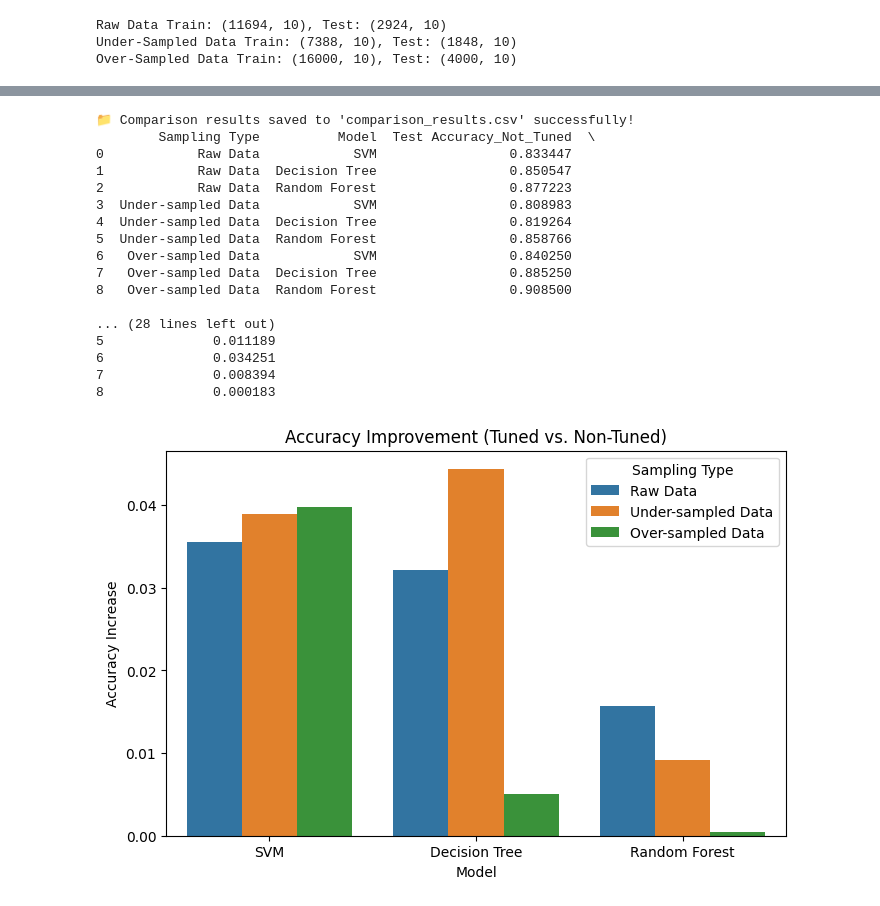
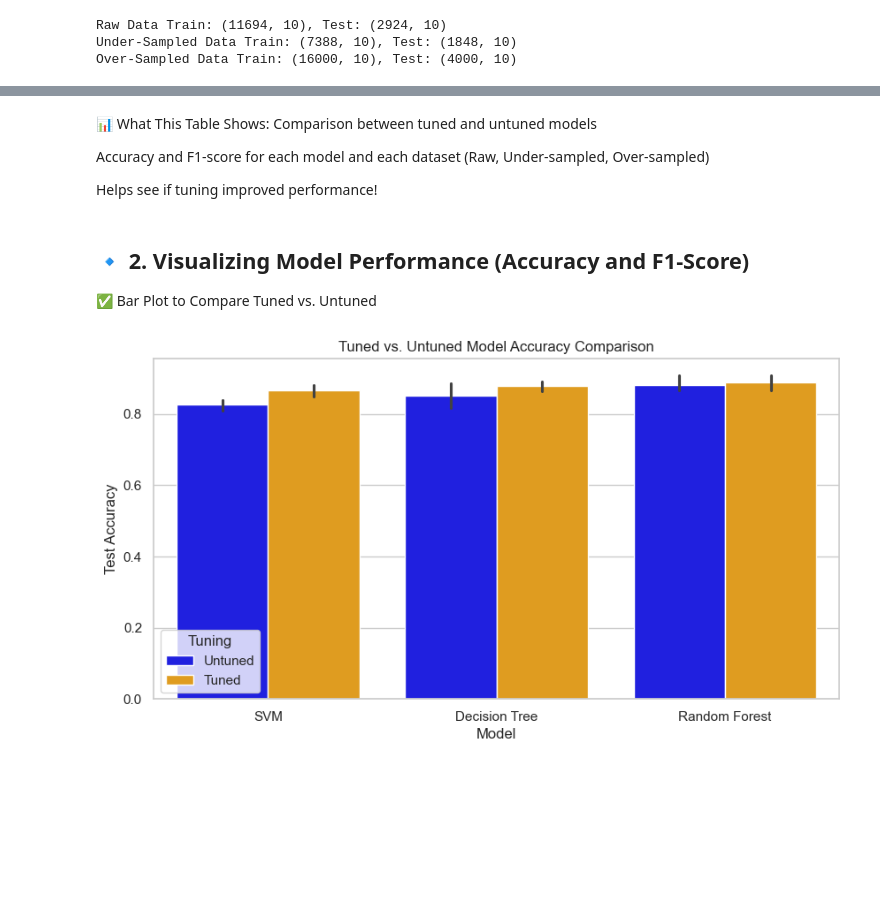
Before and after one commit to nangdypanhar/DataScienceProject, a Jupyter notebook: train_model/train_model.ipynb, the cells around one changed output, grey strips where cells are left out. Cells and saved outputs as stored; diff of their text form; code cells hidden in the pictures; blank space fills up the shorter version.

Commit message:
update the train model

```diff
--- a/train_model/train_model.ipynb
+++ b/train_model/train_model.ipynb
@@ -473,59 +489,36 @@ max_depth → Prevents overfitting.
+# %% [markdown]
+📊 What This Table Shows:
+Comparison between tuned and untuned models
+
+Accuracy and F1-score for each model and each dataset (Raw, Under-sampled, Over-sampled)
+
+Helps see if tuning improved performance!
+# %% [markdown]
+## 🔹 2. Visualizing Model Performance (Accuracy and F1-Score)
+✅ Bar Plot to Compare Tuned vs. Untuned
 # %%
-import pandas as pd
 import matplotlib.pyplot as plt
 import seaborn as sns
 
-# Load CSV files
-df_not_tuned = pd.read_csv("normal_machine_results.csv")
-df_tuned = pd.read_csv("tuned_machine_results.csv")
+# Set plot style
+sns.set(style="whitegrid")
 
-# Merge the datasets for easy comparison
-df_comparison = df_not_tuned.merge(df_tuned, on=["Sampling Type", "Model"], suffixes=("_Not_Tuned", "_Tuned"))
-
-# Calculate improvements
-df_comparison["Accuracy Improvement"] = df_comparison["Test Accuracy_Tuned"] - df_comparison["Test Accuracy_Not_Tuned"]
-df_comparison["F1 Score Improvement"] = df_comparison["F1 Score_Tuned"] - df_comparison["F1 Score_Not_Tuned"]
-
-# Save the comparison results
-df_comparison.to_csv("comparison_results.csv", index=False)
-print("📁 Comparison results saved to 'comparison_results.csv' successfully!")
-
-# Display the comparison table
-print(df_comparison)
-
-# Plot Accuracy Improvement
-plt.figure(figsize=(8, 5))
-sns.barplot(data=df_comparison, x="Model", y="Accuracy Improvement", hue="Sampling Type")
-plt.title("Accuracy Improvement (Tuned vs. Non-Tuned)")
+# Plot accuracy comparison
+plt.figure(figsize=(10, 5))
+sns.barplot(data=df_comparison, x="Model", y="Test Accuracy", hue="Tuning", palette=["blue", "orange"])
+plt.title("Tuned vs. Untuned Model Accuracy Comparison")
 plt.xlabel("Model")
-plt.ylabel("Accuracy Increase")
-plt.legend(title="Sampling Type")
+plt.ylabel("Test Accuracy")
+plt.legend(title="Tuning")
 plt.show()
 
-# Plot F1 Score Improvement
-plt.figure(figsize=(8, 5))
-sns.barplot(data=df_comparison, x="Model", y="F1 Score Improvement", hue="Sampling Type")
-plt.title("F1 Score Improvement (Tuned vs. Non-Tuned)")
+# Plot F1-score comparison
+plt.figure(figsize=(10, 5))
+sns.barplot(data=df_comparison, x="Model", y="F1 Score", hue="Tuning", palette=["blue", "orange"])
+plt.title("Tuned vs. Untuned Model F1 Score Comparison")
 plt.xlabel("Model")
-plt.ylabel("F1 Score Increase")
-plt.legend(title="Sampling Type")
+plt.ylabel("F1 Score")
+plt.legend(title="Tuning")
 plt.show()
 # %% [output]
-📁 Comparison results saved to 'comparison_results.csv' successfully!
-        Sampling Type          Model  Test Accuracy_Not_Tuned  \
-0            Raw Data            SVM                 0.833447
-1            Raw Data  Decision Tree                 0.850547
-2            Raw Data  Random Forest                 0.877223
-3  Under-sampled Data            SVM                 0.808983
-4  Under-sampled Data  Decision Tree                 0.819264
-5  Under-sampled Data  Random Forest                 0.858766
-6   Over-sampled Data            SVM                 0.840250
-7   Over-sampled Data  Decision Tree                 0.885250
-8   Over-sampled Data  Random Forest                 0.908500
-
-... (28 lines left out)
-5              0.011189
-6              0.034251
-7              0.008394
-8              0.000183
-[figure, old version]
+[figure, new version]
```
Also changed, not shown: parts of 30 cells of this notebook, 6 other files.
